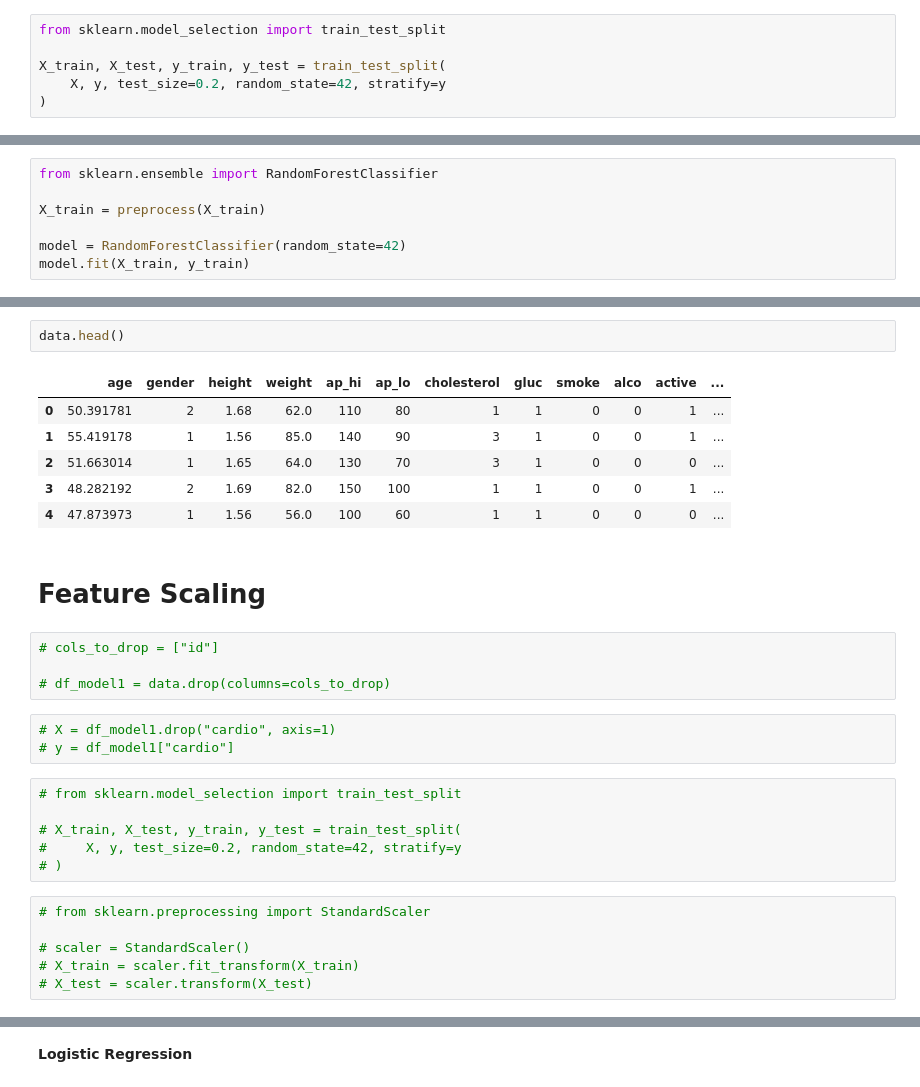
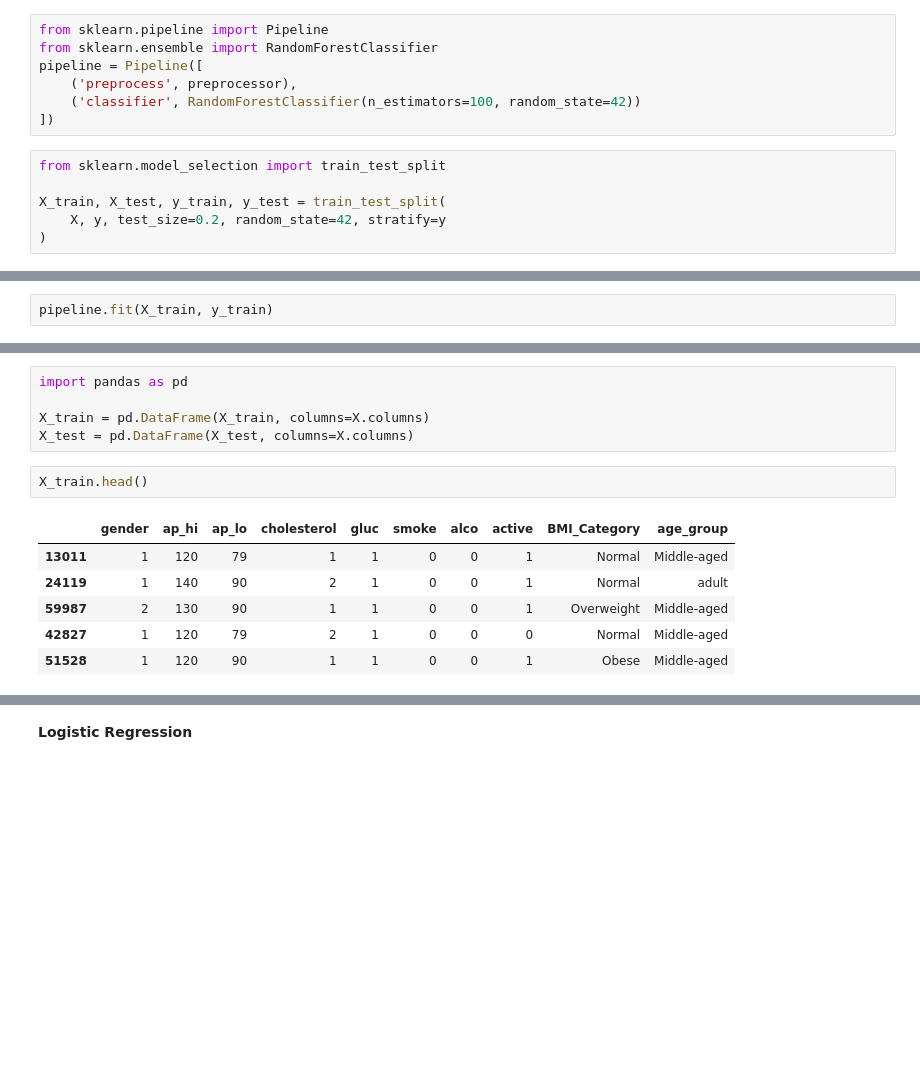
Before and after one commit to SaimNaveed646/CardiovasularDiseasePrediction, a Jupyter notebook: CardioDiseasePrediction.ipynb, the cells around one changed output, grey strips where cells are left out. Drawn from its saved outputs; the diff is of its cells as text; blank space fills up the shorter version.

```diff
--- a/CardioDiseasePrediction.ipynb
+++ b/CardioDiseasePrediction.ipynb
@@ -103,3 +237,10 @@ y = data["cardio"]
+# %%
+from sklearn.pipeline import Pipeline
+from sklearn.ensemble import RandomForestClassifier
+pipeline = Pipeline([
+    ('preprocess', preprocessor),
+    ('classifier', RandomForestClassifier(n_estimators=100, random_state=42))
+])
 # %%
 from sklearn.model_selection import train_test_split
 
@@ -117,7 +249,0 @@ def preprocess(df):
-# %%
-from sklearn.ensemble import RandomForestClassifier
-
-X_train = preprocess(X_train)
-
-model = RandomForestClassifier(random_state=42)
-model.fit(X_train, y_train)
@@ -136,0 +250,2 @@ joblib.dump(model, "rf_model.pkl")
+# %%
+pipeline.fit(X_train, y_train)
@@ -137,30 +282,14 @@ joblib.dump(model, "rf_model.pkl")
+# %%
+import pandas as pd
+
+X_train = pd.DataFrame(X_train, columns=X.columns)
+X_test = pd.DataFrame(X_test, columns=X.columns)
 # %%
-data.head()
+X_train.head()
 # %% [output]
-|  | age | gender | height | weight | ap_hi | ap_lo | cholesterol | gluc | smoke | alco | active | ... |
-| 0 | 50.391781 | 2 | 1.68 | 62.0 | 110 | 80 | 1 | 1 | 0 | 0 | 1 | ... |
-| 1 | 55.419178 | 1 | 1.56 | 85.0 | 140 | 90 | 3 | 1 | 0 | 0 | 1 | ... |
-| 2 | 51.663014 | 1 | 1.65 | 64.0 | 130 | 70 | 3 | 1 | 0 | 0 | 0 | ... |
-| 3 | 48.282192 | 2 | 1.69 | 82.0 | 150 | 100 | 1 | 1 | 0 | 0 | 1 | ... |
-| 4 | 47.873973 | 1 | 1.56 | 56.0 | 100 | 60 | 1 | 1 | 0 | 0 | 0 | ... |
+|  | gender | ap_hi | ap_lo | cholesterol | gluc | smoke | alco | active | BMI_Category | age_group |
+| 13011 | 1 | 120 | 79 | 1 | 1 | 0 | 0 | 1 | Normal | Middle-aged |
+| 24119 | 1 | 140 | 90 | 2 | 1 | 0 | 0 | 1 | Normal | adult |
+| 59987 | 2 | 130 | 90 | 1 | 1 | 0 | 0 | 1 | Overweight | Middle-aged |
+| 42827 | 1 | 120 | 79 | 2 | 1 | 0 | 0 | 0 | Normal | Middle-aged |
+| 51528 | 1 | 120 | 90 | 1 | 1 | 0 | 0 | 1 | Obese | Middle-aged |
-# %% [markdown]
-# **Feature Scaling**
-# %%
-# cols_to_drop = ["id"]
-
-# df_model1 = data.drop(columns=cols_to_drop)
-# %%
-# X = df_model1.drop("cardio", axis=1)
-# y = df_model1["cardio"]
-# %%
-# from sklearn.model_selection import train_test_split
-
-# X_train, X_test, y_train, y_test = train_test_split(
-#     X, y, test_size=0.2, random_state=42, stratify=y
-# )
-# %%
-# from sklearn.preprocessing import StandardScaler
-
-# scaler = StandardScaler()
-# X_train = scaler.fit_transform(X_train)
-# X_test = scaler.transform(X_test)
```
Also changed, not shown: parts of 48 cells of this notebook.
